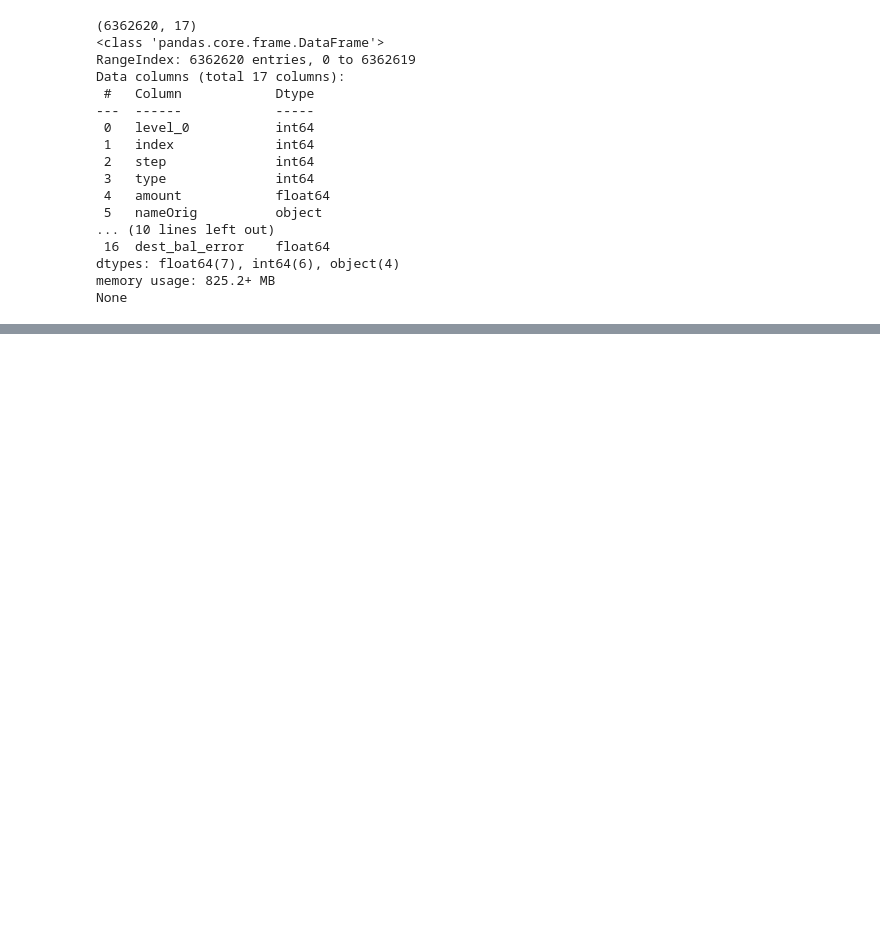
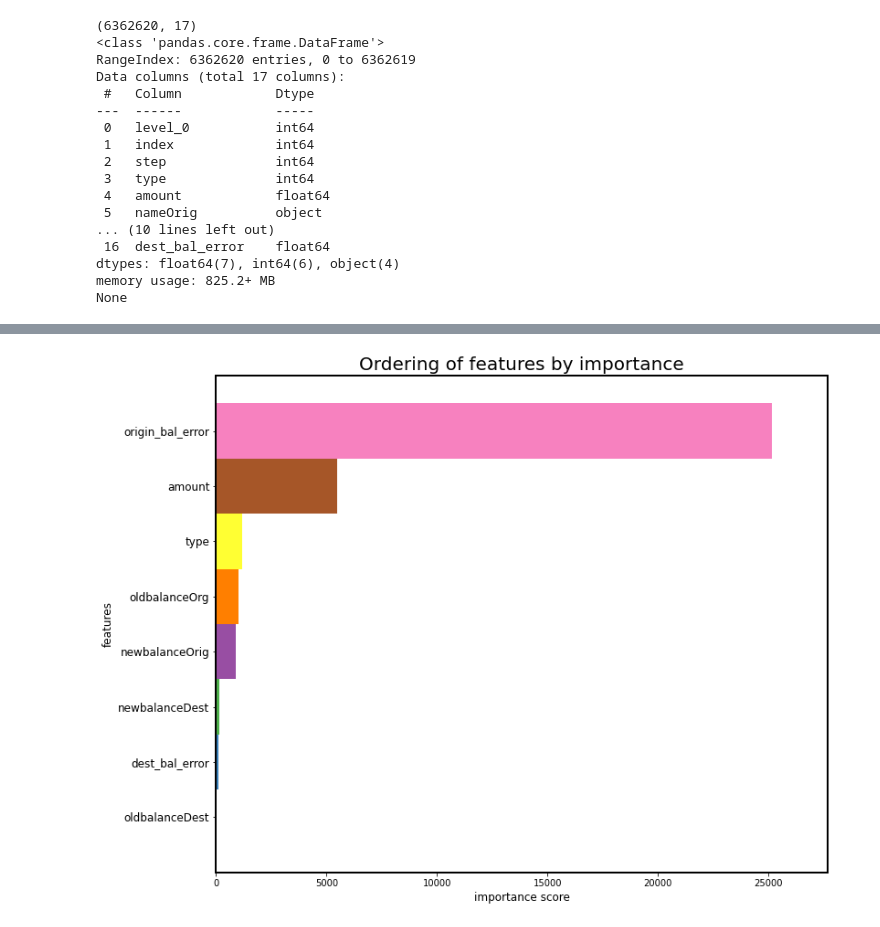
Before and after one commit to jayguptacal/BankingAndInvestments, a Jupyter notebook: FinancialFraudDetection/Financial_Frauds_Machine_Learning.ipynb, the cells around one changed output, grey strips where cells are left out. Cells and saved outputs as stored; diff of their text form; code cells hidden in the pictures; blank space fills up the shorter version.

```diff
--- a/FinancialFraudDetection/Financial_Frauds_Machine_Learning.ipynb
+++ b/FinancialFraudDetection/Financial_Frauds_Machine_Learning.ipynb
@@ -65,0 +198,18 @@ None
+# %%
+# Checking for which features are more important for the prediction
+fig = plt.figure(figsize = (12, 10))
+ax = fig.add_subplot(111)
+
+colours = plt.cm.Set1(np.linspace(0, 1, 9))
+
+ax = plot_importance(clf2, height = 1, color = colours, grid = False, \
+                     show_values = False, importance_type = 'cover', ax = ax);
+for axis in ['top','bottom','left','right']:
+            ax.spines[axis].set_linewidth(2)
+
+ax.set_xlabel('importance score', size = 12);
+ax.set_ylabel('features', size = 12);
+ax.set_yticklabels(ax.get_yticklabels(), size = 12);
+ax.set_title('Ordering of features by importance', size = 20);
+# %% [output]
+[figure, added]
```
Also changed, not shown: parts of 30 cells of this notebook.
